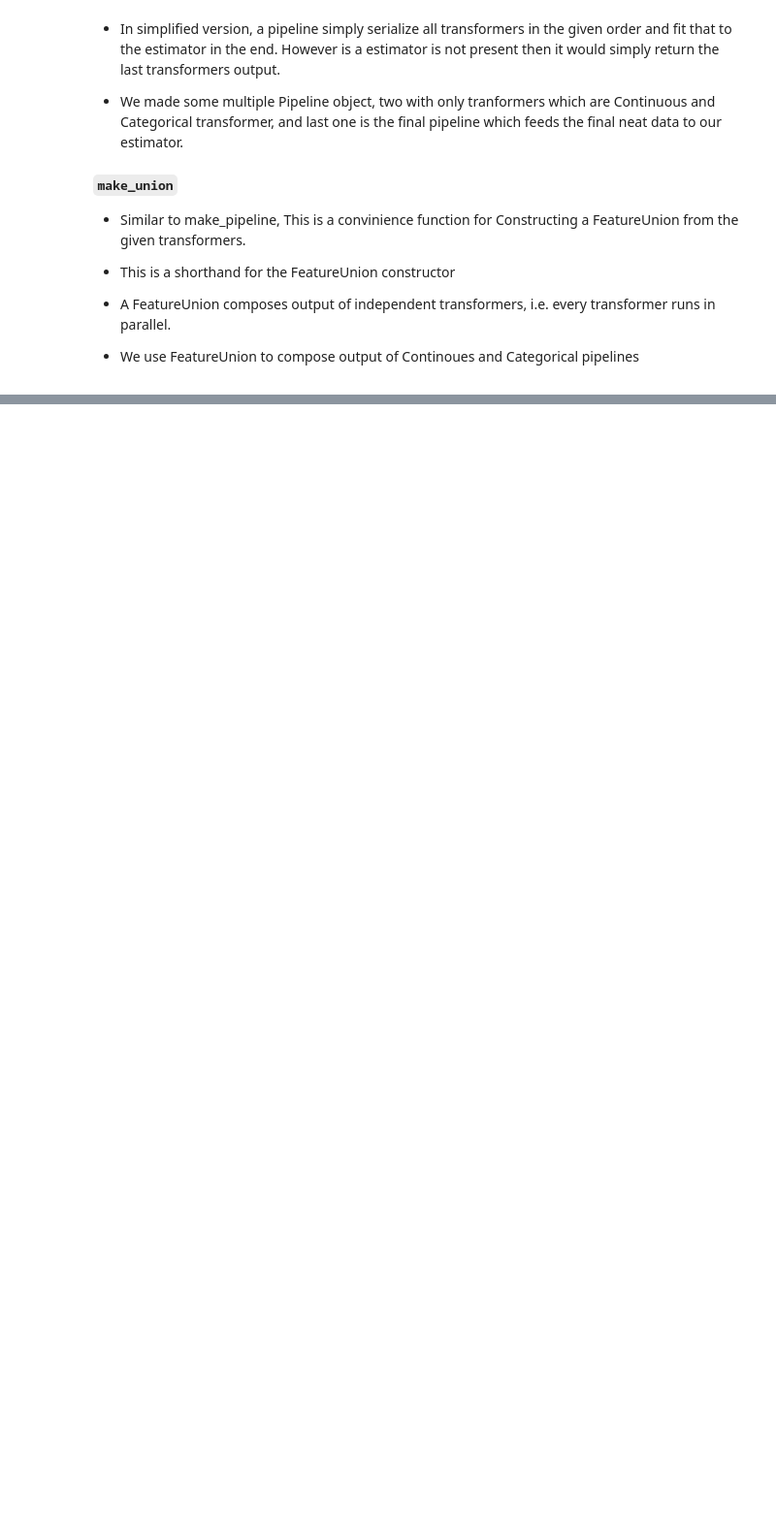
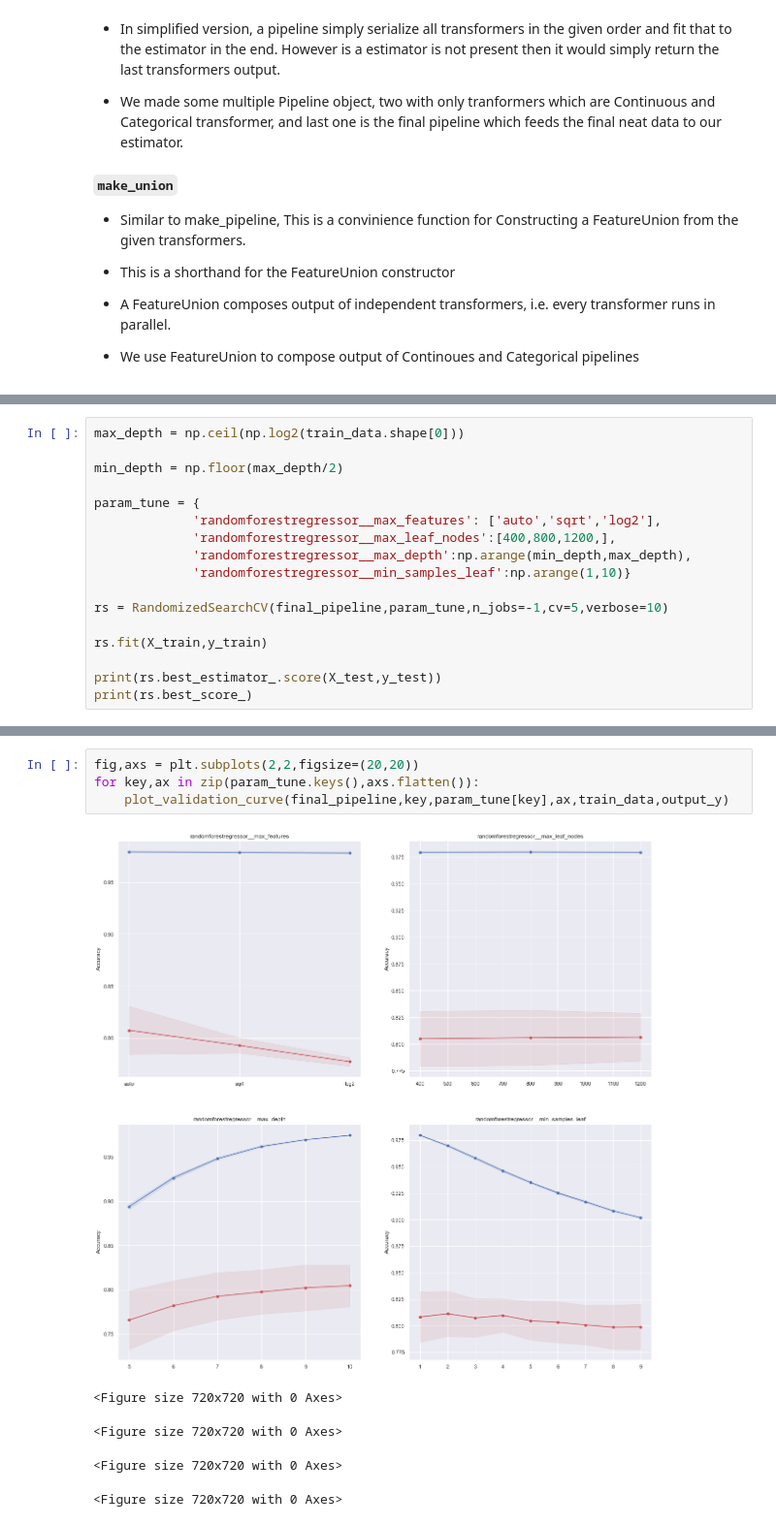
Before and after one commit to i-am-mani/Data-Science-Notebooks, a Jupyter notebook: Developing Pipeline for House Price Prediction .ipynb, the cells around one changed output, grey strips where cells are left out. Shown at 97% size. Drawn from its saved outputs; the diff is of its cells as text; blank space fills up the shorter version.

```diff
--- a/Developing Pipeline for House Price Prediction .ipynb
+++ b/Developing Pipeline for House Price Prediction .ipynb
@@ -326,0 +406,17 @@ final_pipeline.score(X_test,y_test)
+# %%
+max_depth = np.ceil(np.log2(train_data.shape[0]))
+
+min_depth = np.floor(max_depth/2)
+
+param_tune = {
+             'randomforestregressor__max_features': ['auto','sqrt','log2'],
+             'randomforestregressor__max_leaf_nodes':[400,800,1200,],
+             'randomforestregressor__max_depth':np.arange(min_depth,max_depth),
+             'randomforestregressor__min_samples_leaf':np.arange(1,10)}
+
+rs = RandomizedSearchCV(final_pipeline,param_tune,n_jobs=-1,cv=5,verbose=10)
+
+rs.fit(X_train,y_train)
+
+print(rs.best_estimator_.score(X_test,y_test))
+print(rs.best_score_)
@@ -326,0 +489,10 @@ final_pipeline.score(X_test,y_test)
+# %%
+fig,axs = plt.subplots(2,2,figsize=(20,20))
+for key,ax in zip(param_tune.keys(),axs.flatten()):
+    plot_validation_curve(final_pipeline,key,param_tune[key],ax,train_data,output_y)
+# %% [output]
+[figure, added]
+<Figure size 720x720 with 0 Axes>
+<Figure size 720x720 with 0 Axes>
+<Figure size 720x720 with 0 Axes>
+<Figure size 720x720 with 0 Axes>
```
Also changed, not shown: parts of 12 cells of this notebook.
